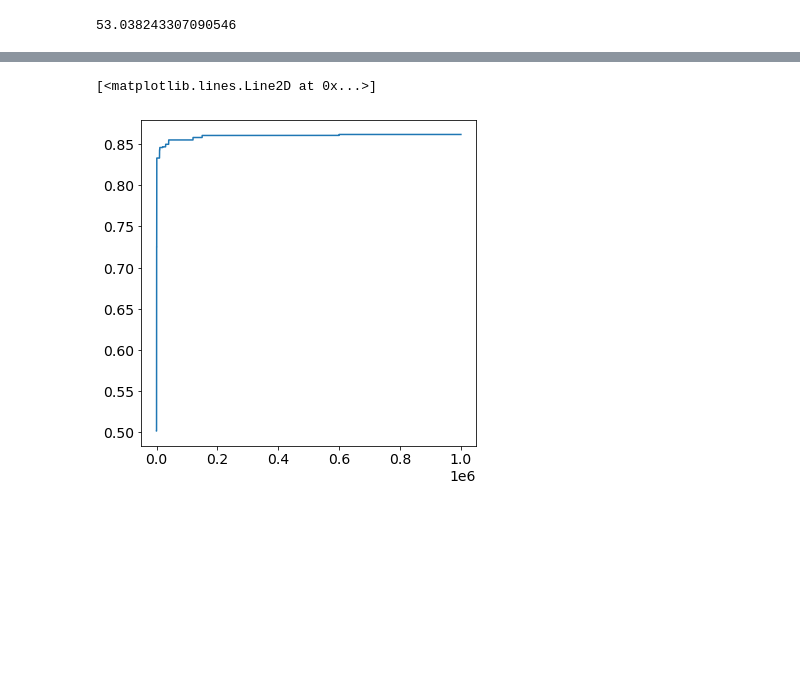
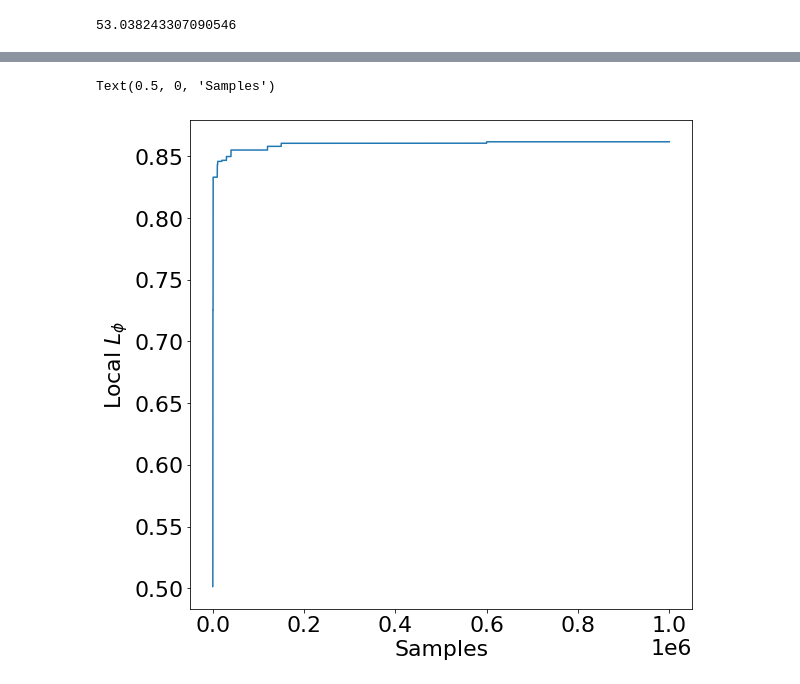
Before and after one commit to vegarant/new_experiment_zero_mean, a Jupyter notebook: NMARESP_Fig2_Step4.ipynb, the cells around one changed output, grey strips where cells are left out. Drawn from its saved outputs; the diff is of its cells as text; code cells hidden in the pictures; blank space fills up the shorter version.

```diff
--- a/NMARESP_Fig2_Step4.ipynb
+++ b/NMARESP_Fig2_Step4.ipynb
@@ -81,6 +85,10 @@ Text(0.5, 0, 'Samples')
-# %%
-plt.figure(figsize=(6,6))
-plt.plot(local_metric)
-# %% [output]
-[<matplotlib.lines.Line2D at 0x...>]
-[figure, removed]
+# %%
+matplotlib.rcParams.update({'font.size': 22})
+plt.figure(figsize=(6*1.5,6*1.5))
+plt.plot(local_metric)
+
+plt.ylabel('Local $L_\phi$')
+plt.xlabel('Samples')
+# %% [output]
+Text(0.5, 0, 'Samples')
+[figure, added]
```
Also changed, not shown: parts of 2 cells of this notebook, 5 other files.
